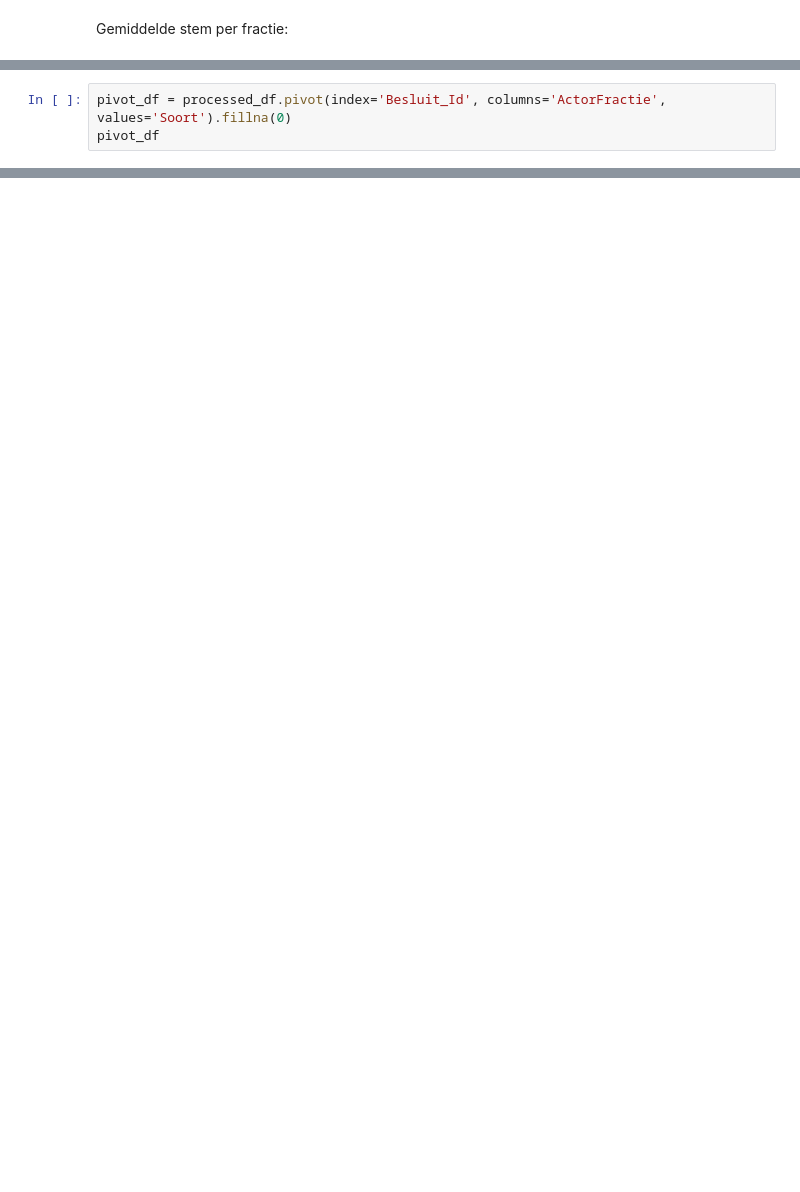
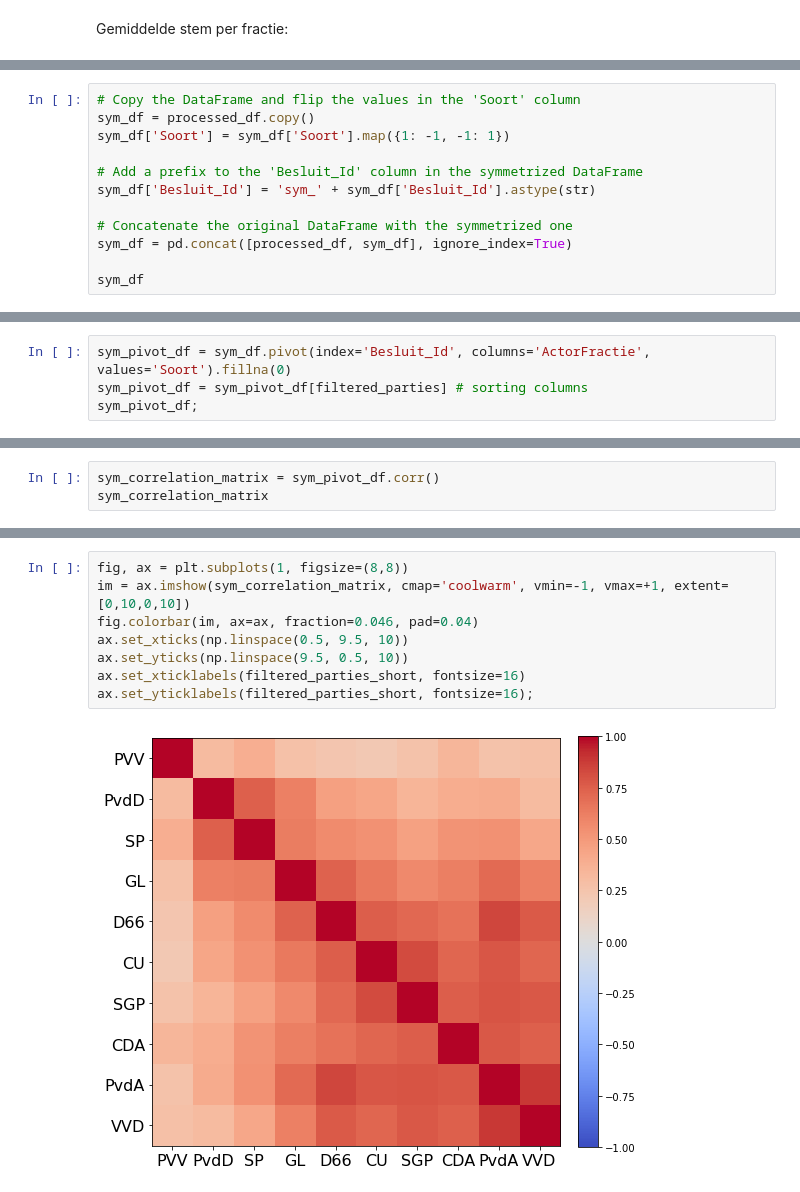
Before and after one commit to olivierwitteveen/dutch-parliament-max-ent, a Jupyter notebook: tk_stemming.ipynb, the cells around one changed output, grey strips where cells are left out. Drawn from its saved outputs; the diff is of its cells as text; blank space fills up the shorter version.

```diff
--- a/tk_stemming.ipynb
+++ b/tk_stemming.ipynb
@@ -153,0 +225,12 @@ mean_votes
+# %%
+# Copy the DataFrame and flip the values in the 'Soort' column
+sym_df = processed_df.copy()
+sym_df['Soort'] = sym_df['Soort'].map({1: -1, -1: 1})
+
+# Add a prefix to the 'Besluit_Id' column in the symmetrized DataFrame
+sym_df['Besluit_Id'] = 'sym_' + sym_df['Besluit_Id'].astype(str)
+
+# Concatenate the original DataFrame with the symmetrized one
+sym_df = pd.concat([processed_df, sym_df], ignore_index=True)
+
+sym_df
@@ -154,3 +251,4 @@ mean_votes
 # %%
-pivot_df = processed_df.pivot(index='Besluit_Id', columns='ActorFractie', values='Soort').fillna(0)
-pivot_df
+sym_pivot_df = sym_df.pivot(index='Besluit_Id', columns='ActorFractie', values='Soort').fillna(0)
+sym_pivot_df = sym_pivot_df[filtered_parties] # sorting columns
+sym_pivot_df;
@@ -221,0 +255,3 @@ Index(['Id', 'Besluit_Id', 'Soort', 'FractieGrootte', 'ActorNaam',
+# %%
+sym_correlation_matrix = sym_pivot_df.corr()
+sym_correlation_matrix
@@ -221,0 +271,10 @@ Index(['Id', 'Besluit_Id', 'Soort', 'FractieGrootte', 'ActorNaam',
+# %%
+fig, ax = plt.subplots(1, figsize=(8,8))
+im = ax.imshow(sym_correlation_matrix, cmap='coolwarm', vmin=-1, vmax=+1, extent=[0,10,0,10])
+fig.colorbar(im, ax=ax, fraction=0.046, pad=0.04)
+ax.set_xticks(np.linspace(0.5, 9.5, 10))
+ax.set_yticks(np.linspace(9.5, 0.5, 10))
+ax.set_xticklabels(filtered_parties_short, fontsize=16)
+ax.set_yticklabels(filtered_parties_short, fontsize=16);
+# %% [output]
+[figure, added]
```
Also changed, not shown: parts of 24 cells of this notebook.
